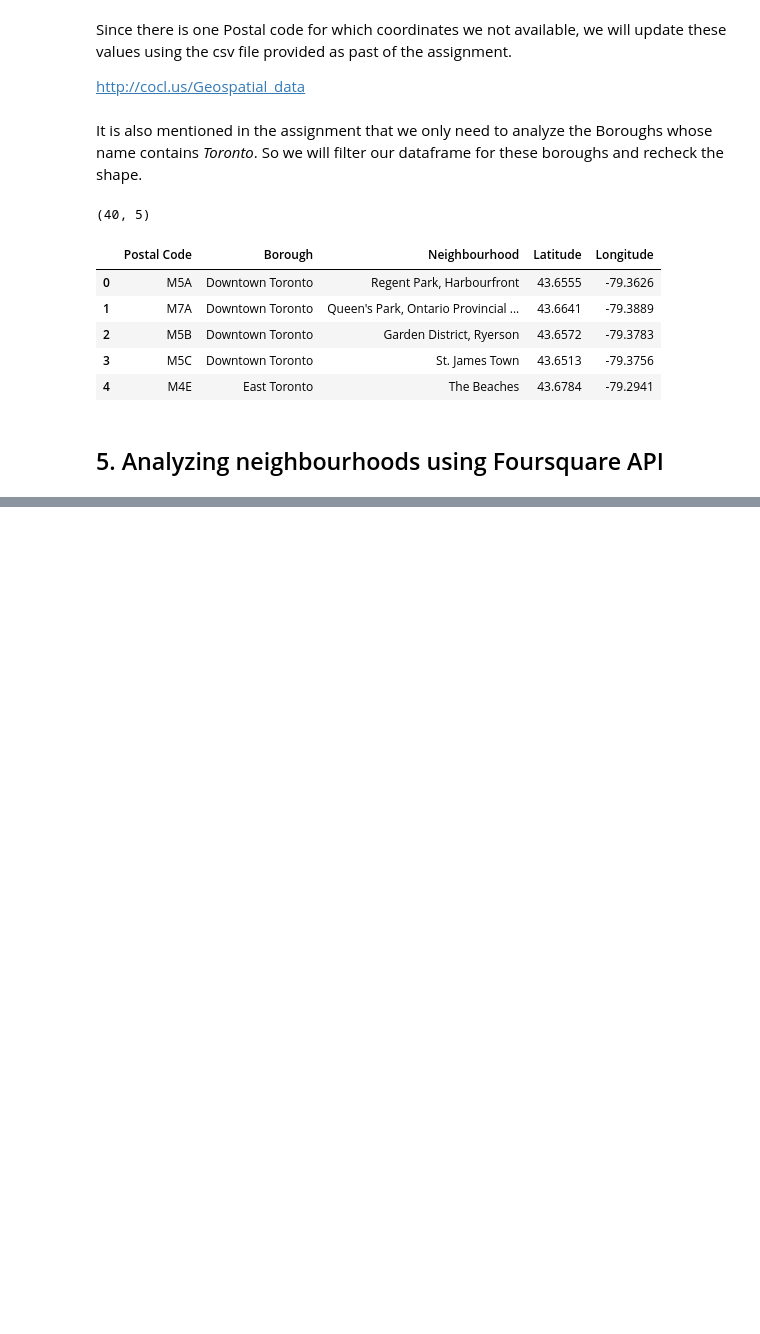
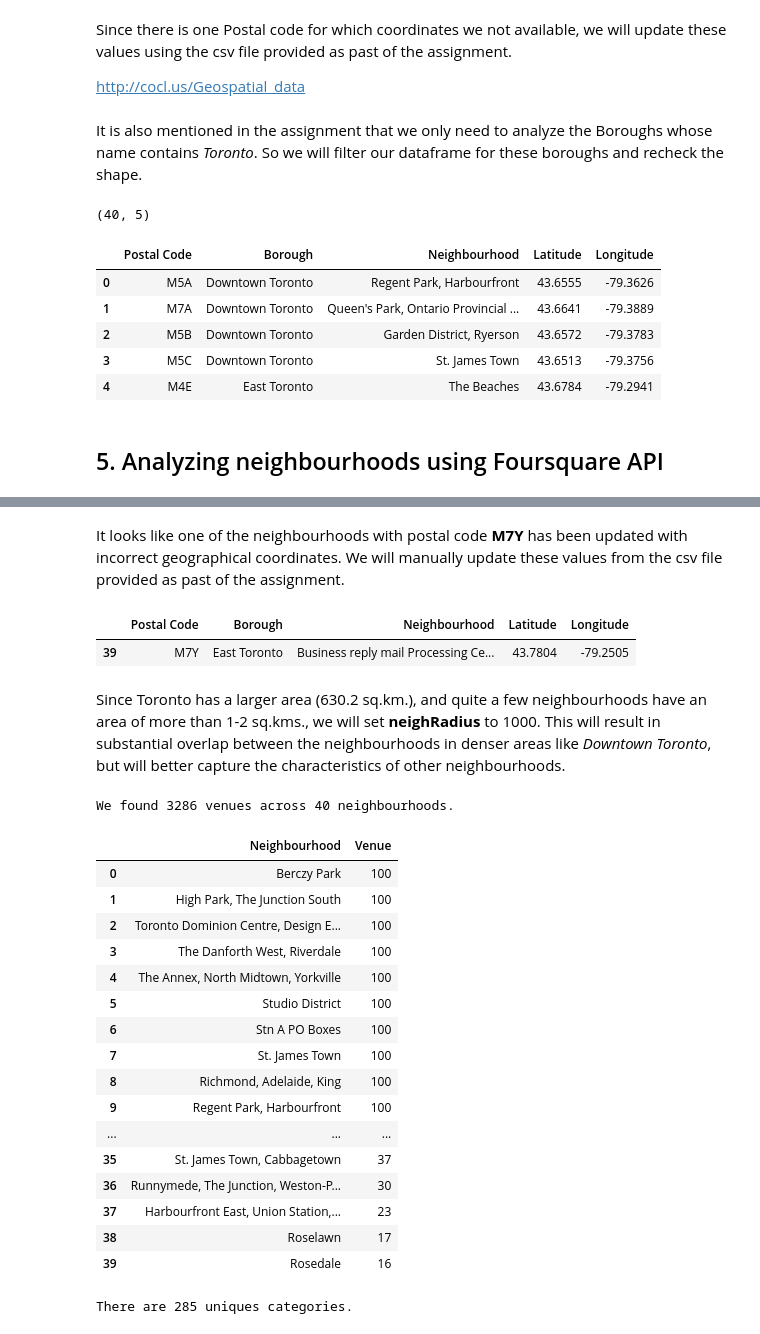
Before and after one commit to sinhars/Coursera_Capstone, a Jupyter notebook: capstone_project_week3.ipynb, the cells around one changed output, grey strips where cells are left out. Cells and saved outputs as stored; diff of their text form; code cells hidden in the pictures; blank space fills up the shorter version.

```diff
--- a/capstone_project_week3.ipynb
+++ b/capstone_project_week3.ipynb
@@ -142,3 +171,13 @@ df.head()
+# %% [markdown]
+It looks like one of the neighbourhoods with postal code **M7Y** has been updated with incorrect geographical coordinates. We will manually update these values from the csv file provided as past of the assignment.
+# %%
+torontoData[torontoData["Neighbourhood"] == "Business reply mail Processing Centre, South Central Letter Processing Plant Toronto"]
+# %% [output]
+|  | Postal Code | Borough | Neighbourhood | Latitude | Longitude |
+| 39 | M7Y | East Toronto | Business reply mail Processing Ce... | 43.7804 | -79.2505 |
+# %%
+torontoData.loc[torontoData["Postal Code"] == "M7Y", "Latitude"] = 43.6627439
+torontoData.loc[torontoData["Postal Code"] == "M7Y", "Longitude"] = -79.321558
 # %%
 CLIENT_ID = 'AQTJCK1VUU5GFR1G4MRRULFLODH4KAJDMEKVHC4K33KR0QST' # your Foursquare ID
 CLIENT_SECRET = '2EMV3DNSLBZEMBPYAROD25OMHMB2DSYFZPHWUXUBCMRFPOAZ' # your Foursquare Secret
@@ -147,0 +198,67 @@ LIMIT = 30
+# %% [markdown]
+Since Toronto has a larger area (630.2 sq.km.), and quite a few neighbourhoods have an area of more than 1-2 sq.kms., we will set **neighRadius** to 1000. This will result in substantial overlap between the neighbourhoods in denser areas like *Downtown Toronto*, but will better capture the characteristics of other neighbourhoods.
+# %%
+def getVenuesForNeighbourhood(neighLatitude, neighLongitude, neighRadius = 1000, maxLimit = 100):
+    url = 'https://api.foursquare.com/v2/venues/explore?&client_id={}&client_secret={}&v={}&ll={},{}&radius={}&limit={}'.format(
+        CLIENT_ID,
+        CLIENT_SECRET,
+        VERSION,
+        neighLatitude,
+        neighLongitude,
+        neighRadius,
+        maxLimit)
+    try:
+        results = requests.get(url).json()
+        # Convert the results json into a dataframe
+        venues = results["response"]["groups"][0]["items"]
+        nearbyVenues = json_normalize(venues) # flatten JSON
+        filteredColumns = ["venue.name", "venue.categories", "venue.location.lat", "venue.location.lng"]
+        nearbyVenues = nearbyVenues.loc[:, filteredColumns]
+        # Set the column names by removing "venue." from the names
+        nearbyVenues["venue.categories"] = nearbyVenues.apply(getVenueCategory, axis=1)
+        nearbyVenues.columns = [col.split(".")[-1] for col in nearbyVenues.columns]
+        return (nearbyVenues)
+    except:
+        return None
+# %%
+def getCompleteVenueList(names, latitudes, longitudes):
+    venuesDF = pd.DataFrame()
+    for name, lat, lng in zip(names, latitudes, longitudes):
+        neighVenues = getVenuesForNeighbourhood(lat, lng)
+        if neighVenues is None:
+            print("No venues were found for {}.".format(name))
+        else:
+            neighVenues.insert(loc=0, column="neigh", value=name)
+            venuesDF = venuesDF.append(pd.DataFrame(neighVenues))
+    venuesDF.reset_index(drop=True)
+    venuesDF.columns = ["Neighbourhood", "Venue", "Category", "Venue Latitude", "Venue Longitude"]
+    return (venuesDF)
+# %%
+allVenues = getCompleteVenueList(names=torontoData["Neighbourhood"], latitudes=torontoData["Latitude"], longitudes=torontoData["Longitude"])
+print("We found {} venues across {} neighbourhoods.".format(allVenues.shape[0], len(allVenues["Neighbourhood"].unique())))
+# %% [output]
+We found 3286 venues across 40 neighbourhoods.
+# %%
+allVenues.loc[:,["Neighbourhood", "Venue"]].groupby("Neighbourhood").count().sort_values(by="Venue", ascending=False).reset_index()
+# %% [output]
+|  | Neighbourhood | Venue |
+| 0 | Berczy Park | 100 |
+| 1 | High Park, The Junction South | 100 |
+| 2 | Toronto Dominion Centre, Design E... | 100 |
+| 3 | The Danforth West, Riverdale | 100 |
+| 4 | The Annex, North Midtown, Yorkville | 100 |
+| 5 | Studio District | 100 |
+| 6 | Stn A PO Boxes | 100 |
+| 7 | St. James Town | 100 |
+| 8 | Richmond, Adelaide, King | 100 |
+| 9 | Regent Park, Harbourfront | 100 |
+| ... | ... | ... |
+| 35 | St. James Town, Cabbagetown | 37 |
+| 36 | Runnymede, The Junction, Weston-P... | 30 |
+| 37 | Harbourfront East, Union Station,... | 23 |
+| 38 | Roselawn | 17 |
+| 39 | Rosedale | 16 |
+# %%
+print("There are {} uniques categories.".format(len(allVenues["Category"].unique())))
+# %% [output]
+There are 285 uniques categories.
```
Also changed, not shown: parts of 15 cells of this notebook.
